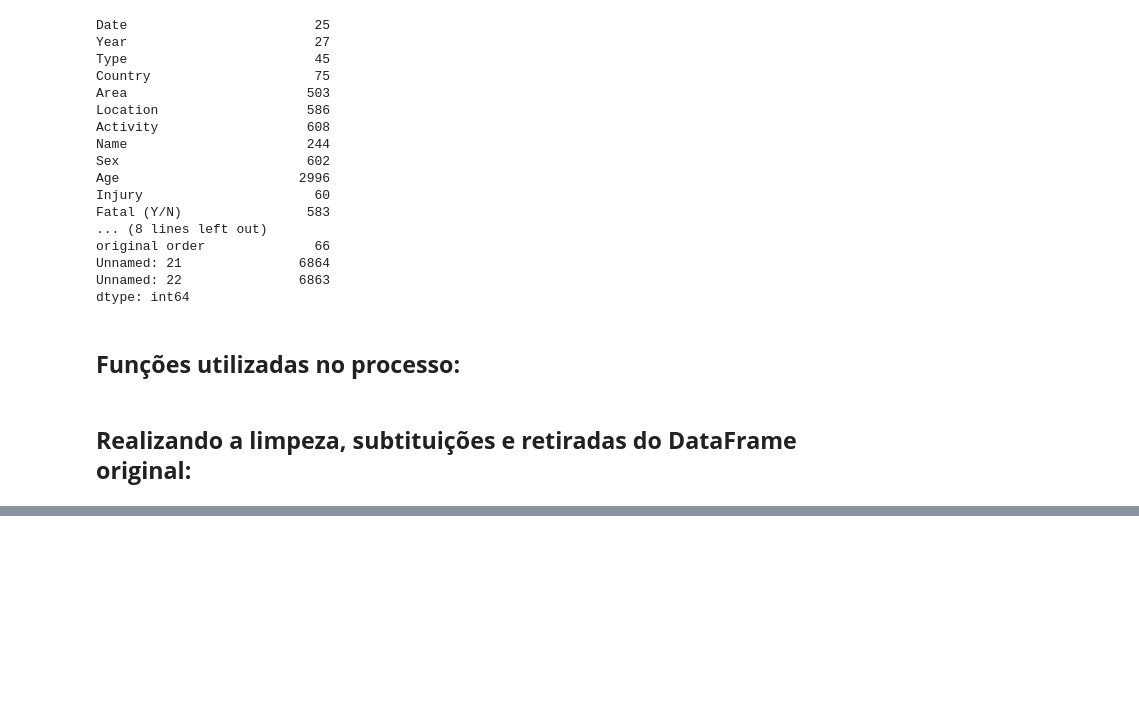
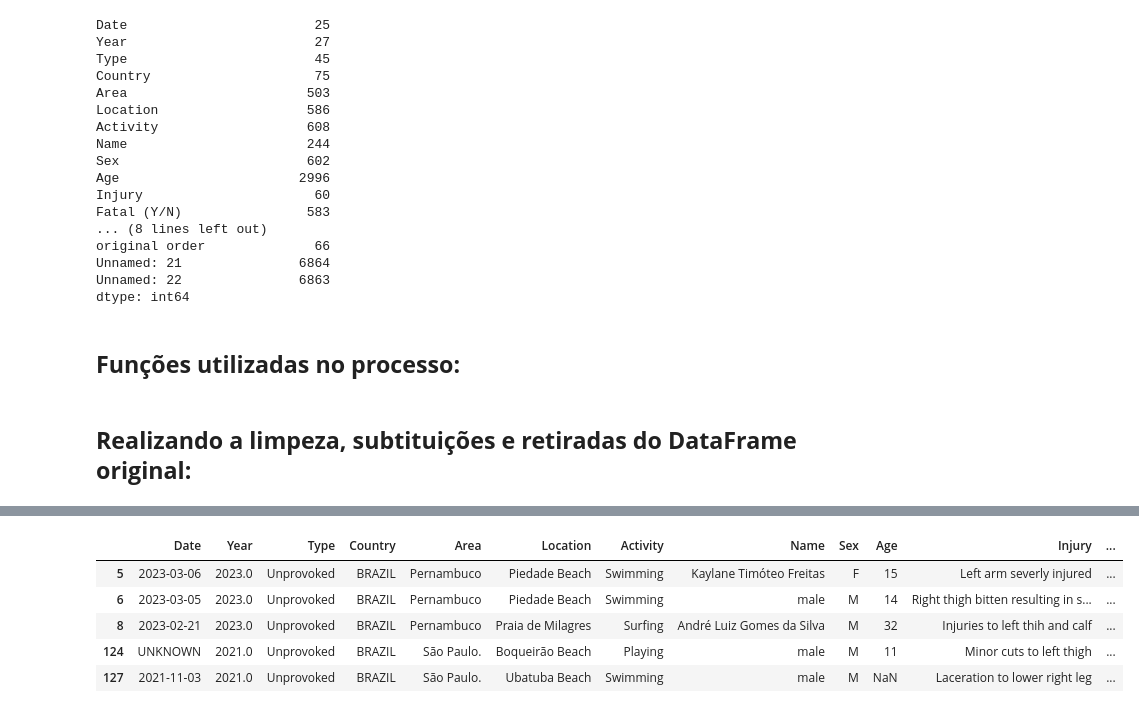
Before and after one commit to PedroPavanii/Shark_Project, a Jupyter notebook: Shark_1.ipynb, the cells around one changed output, grey strips where cells are left out. Drawn from its saved outputs; the diff is of its cells as text; code cells hidden in the pictures; blank space fills up the shorter version.

```diff
--- a/Shark_1.ipynb
+++ b/Shark_1.ipynb
@@ -121,16 +123,22 @@ pattern = r'\d+[º.,]\s*[SNLW]'
 tabela_shark['Area'] = tabela_shark['Area'].replace('.*\d.*', 'UNKNOWN', regex = True )
 # %%
 # TRATAMENTO DA COLUNA AREA, SUBSTITUICAO DOS NUMEROS DE COORDENADAS POR OUTROS TENDO EM VISTA AS COORDENADAS ESTAREM INCOMPLETAS E REMOVENDO.
-tabela_shark['Location'] = tabela_shark['Location'].replace('.*\d.*', 'OUTROS', regex = True )
+tabela_shark['Location'] = tabela_shark['Location'].replace('.*\d.*', 'UNKNOWN', regex = True )
 tabela_shark['Location'] = tabela_shark['Location'].replace('[.?]', ' ', regex = True)
 # %%
 #REALIZO A CONVERSAO DA COLUNA DATE EM STR E PASSO PORA O FORMATO DATETIME
 tabela_shark['Date'] = pd.to_datetime(tabela_shark['Date'], dayfirst=True, errors='coerce')
+
+
 #CRIO UMA NOVA COLUNA COM OS ANOS CONTIDOS NA COLUNA DATA
 tabela_shark['Years'] = tabela_shark['Date'].apply(lambda x: x.year if x is not pd.NaT else pd.NaT)
+
+
 # SUBSTITUO OS NAN POR UNKNOWN
-tabela_shark['Date'] = tabela_shark['Date'].fillna('unknown')
-tabela_shark['Years'] = tabela_shark['Date'].fillna('unknown')
+tabela_shark['Date'] = tabela_shark['Date'].fillna('UNKNOWN')
+tabela_shark['Years'] = tabela_shark['Date'].fillna('UNKNOWN')
+
+
 
 #REALIZO A MELHORA ESTETICA DAS COLUNAS
 tabela_shark['Date'] = tabela_shark['Date'].astype(str).str.replace('00:00:00', ' ')
@@ -162,2 +154,3 @@ array(['2023.0', '2022.0', '2021.0', '2020.0', '2019.0', '2018.0',
 # %%
-#tabela_shark = tabela_shark[tabela_shark['Country'] == 'BRAZIL']
+tabela_br = tabela_shark[tabela_shark['Country'] == 'BRAZIL']
+tabela_br.info()
@@ -163,0 +175,9 @@ array(['2023.0', '2022.0', '2021.0', '2020.0', '2019.0', '2018.0',
+# %%
+tabela_br.head(5)
+# %% [output]
+|  | Date | Year | Type | Country | Area | Location | Activity | Name | Sex | Age | Injury | ... |
+| 5 | 2023-03-06 | 2023.0 | Unprovoked | BRAZIL | Pernambuco | Piedade Beach | Swimming | Kaylane Timóteo Freitas | F | 15 | Left arm severly injured | ... |
+| 6 | 2023-03-05 | 2023.0 | Unprovoked | BRAZIL | Pernambuco | Piedade Beach | Swimming | male | M | 14 | Right thigh bitten resulting in s... | ... |
+| 8 | 2023-02-21 | 2023.0 | Unprovoked | BRAZIL | Pernambuco | Praia de Milagres | Surfing | André Luiz Gomes da Silva | M | 32 | Injuries to left thih and calf | ... |
+| 124 | UNKNOWN | 2021.0 | Unprovoked | BRAZIL | São Paulo. | Boqueirão Beach | Playing | male | M | 11 | Minor cuts to left thigh | ... |
+| 127 | 2021-11-03 | 2021.0 | Unprovoked | BRAZIL | São Paulo. | Ubatuba Beach | Swimming | male | M | NaN | Laceration to lower right leg | ... |
```
Also changed, not shown: parts of 10 cells of this notebook.
